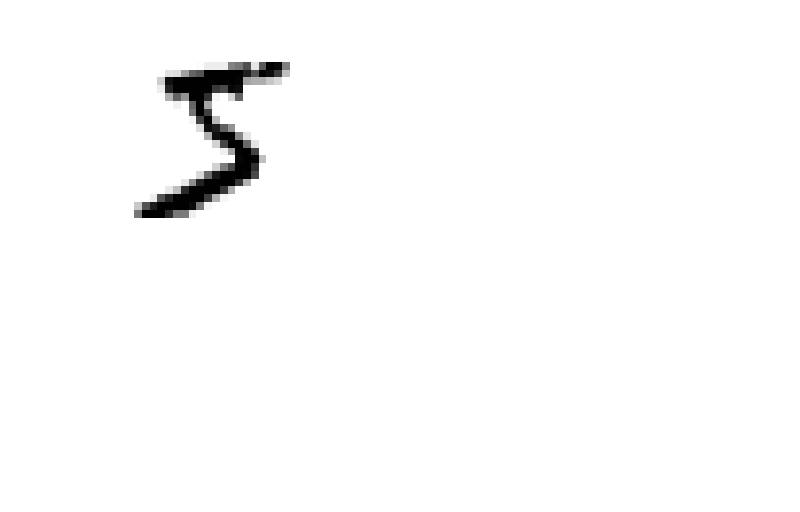
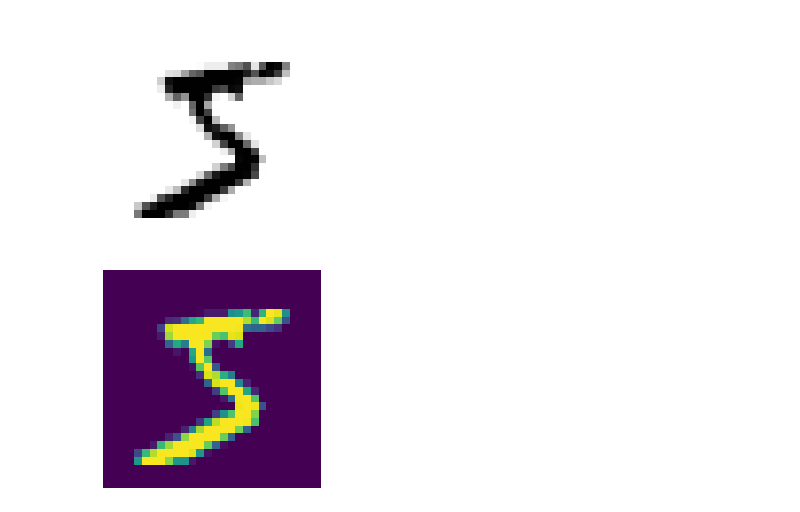
Before and after one commit to VinayakDubey07/Machine-learning, a Jupyter notebook: ML_Lab_2.ipynb, the cells around one changed output. Cells and saved outputs as stored; diff of their text form; code cells hidden in the pictures; blank space fills up the shorter version.

```diff
--- a/ML_Lab_2.ipynb
+++ b/ML_Lab_2.ipynb
@@ -223,3 +223,12 @@ plt.axis("off")
 plt.show()
 # %% [output]
 [figure]
+# %%
+import matplotlib
+import matplotlib.pyplot as plt
+
+plt.imshow(digit)
+plt.axis("off")
+plt.show()
+# %% [output]
+[figure, added]
```
